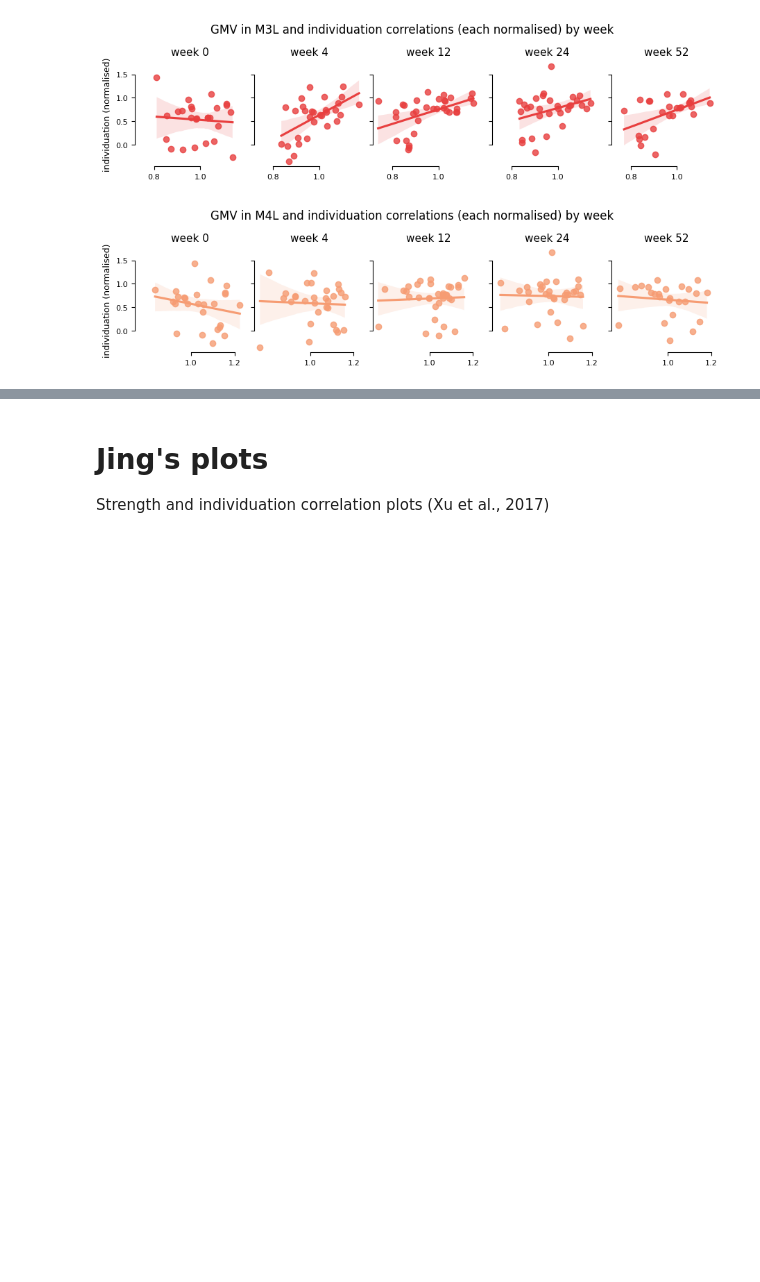
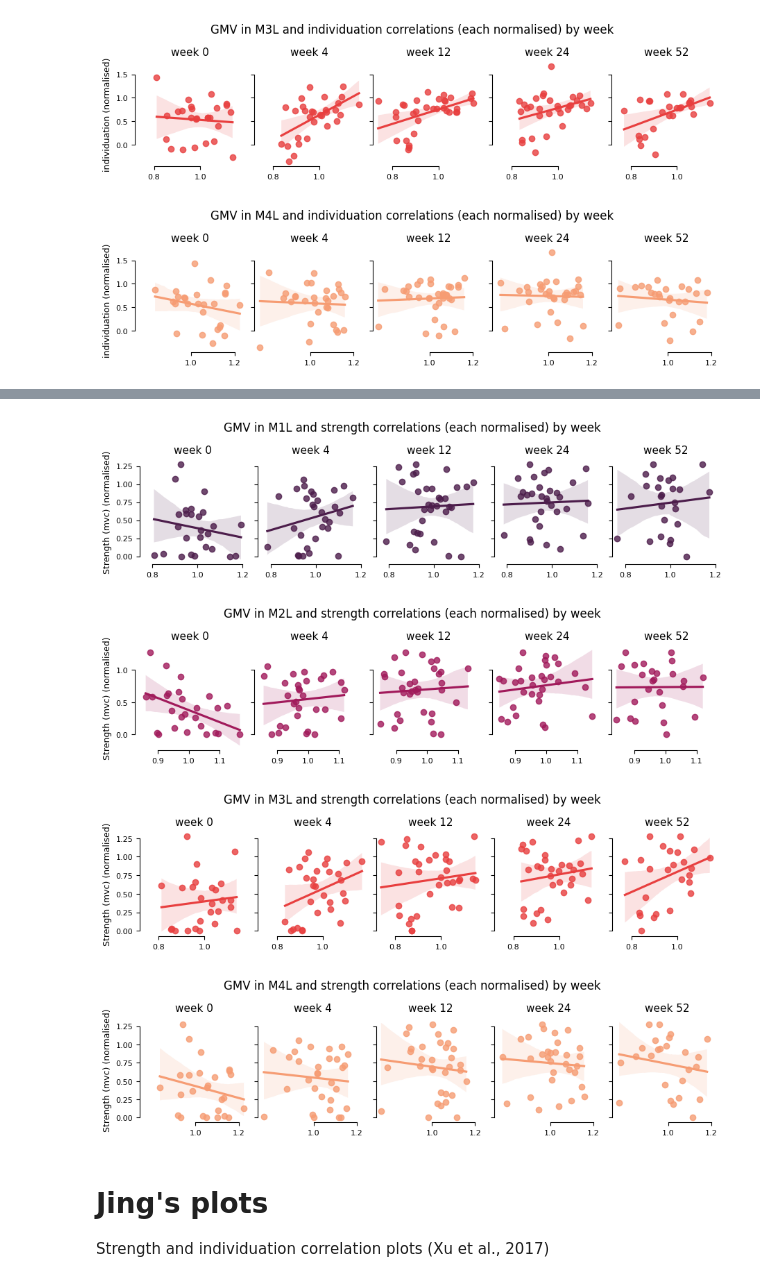
Before and after one commit to medhakp/smarts_cerebellum, a Jupyter notebook: notebooks/correlations_behaviour.ipynb, the cells around one changed output, grey strips where cells are left out. Saved outputs shown, nothing was run; the diff lists cells and outputs as text; code cells hidden in the pictures; blank space fills up the shorter version.

```diff
--- a/notebooks/correlations_behaviour.ipynb
+++ b/notebooks/correlations_behaviour.ipynb
@@ -109,3 +136,31 @@ for r, region in enumerate(regions[:4]): # left ROIs
+# %%
+# affected: contralesional cerebellum, paretic hand
+weeks = [0, 4, 12, 24, 52]
+colors = sns.color_palette('rocket', n_colors = 4)
+
+for r, region in enumerate(regions[:4]): # left ROIs
+    fig, axs = plt.subplots(1, 5, figsize = (9,2), sharex = True, sharey = True, constrained_layout = True)
+    for i, week in enumerate(weeks):
+        behav_plot = behav[behav.Week == week]
+        contra_cerebel = norm_cerebel[(norm_cerebel.Week == week)]# & (cerebel.regionname == cerebellar_region)]
+        #contra_cerebel = cerebel[(cerebel.hemisphere == 'L') & (cerebel.Week == week)]# & (cerebel.regionname == cerebellar_region)] # all lesions (mirrored to) right hemisphere
+        aff_df = pd.merge(contra_cerebel, behav_plot, on = ['subj_id', 'Week'], suffixes = ('_cerebel', '_behav'))
+
+        ax = axs[i]
+        sns.regplot(x = 'left_norm', y = 'mvc_norm', data = aff_df[aff_df.regionname_left == region], ax = ax, color = colors[r])
+        sns.despine(trim = True)
+
+        ax.set_ylabel('')
+        ax.set_xlabel('')
+        ax.set_title(f'week {week}')
+    axs[0].set_ylabel("Strength (mvc) (normalised)")
+    fig.suptitle(f'GMV in {region} and strength correlations (each normalised) by week', y = 1.15)
+    plt.show()
+# %% [output]
+[figure, added]
+[figure, added]
+[figure, added]
+[figure, added]
 # %% [markdown]
 # Jing's plots
 Strength and individuation correlation plots (Xu et al., 2017)
```
Also changed, not shown: parts of 2 cells of this notebook.
